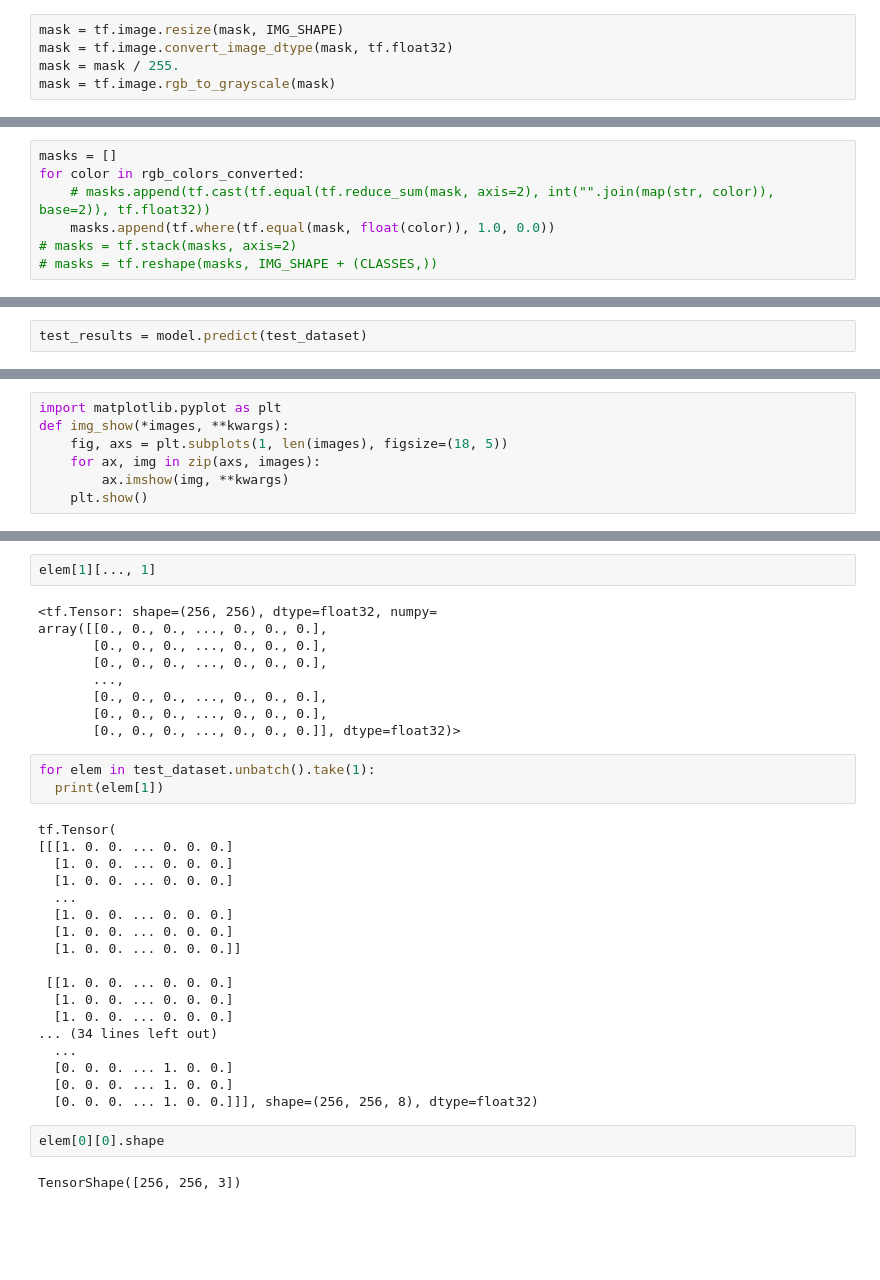
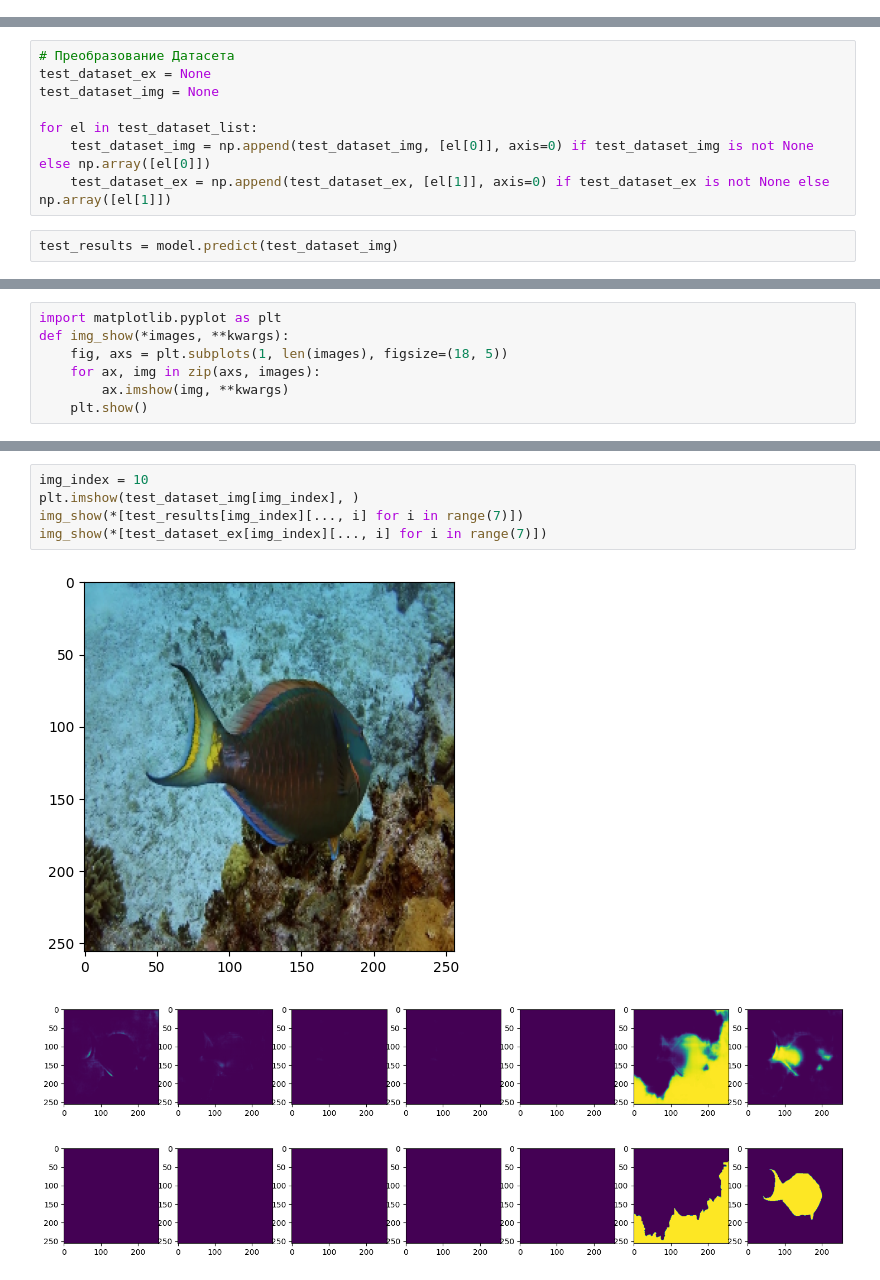
Before and after one commit to tsjadambaa/cv_group6, a Jupyter notebook: main.ipynb, the cells around one changed output, grey strips where cells are left out. Saved outputs shown, nothing was run; the diff lists cells and outputs as text; blank space fills up the shorter version.

```diff
--- a/main.ipynb
+++ b/main.ipynb
@@ -76,5 +70,0 @@ plt.imshow(mask)
-# %%
-mask = tf.image.resize(mask, IMG_SHAPE)
-mask = tf.image.convert_image_dtype(mask, tf.float32)
-mask = mask / 255.
-mask = tf.image.rgb_to_grayscale(mask)
@@ -93,7 +70,0 @@ TensorShape([256, 256, 8])
-# %%
-masks = []
-for color in rgb_colors_converted:
-    # masks.append(tf.cast(tf.equal(tf.reduce_sum(mask, axis=2), int("".join(map(str, color)), base=2)), tf.float32))
-    masks.append(tf.where(tf.equal(mask, float(color)), 1.0, 0.0))
-# masks = tf.stack(masks, axis=2)
-# masks = tf.reshape(masks, IMG_SHAPE + (CLASSES,))
@@ -253,6 +211,14 @@ model.save('./checkpoints/model_50epochs.keras')
 model = tf.keras.models.load_model('./checkpoints/checkpoint_best_unet_like_model_50epochs', custom_objects={"dice_coef": dice_coef, "dice_bce_loss":dice_bce_loss})
 # %%
 my_test = iter(test_dataset)
+# %%
+# Преобразование Датасета
+test_dataset_ex = None
+test_dataset_img = None
+
+for el in test_dataset_list:
+    test_dataset_img = np.append(test_dataset_img, [el[0]], axis=0) if test_dataset_img is not None else np.array([el[0]])
+    test_dataset_ex = np.append(test_dataset_ex, [el[1]], axis=0) if test_dataset_ex is not None else np.array([el[1]])
 # %%
-test_results = model.predict(test_dataset)
+test_results = model.predict(test_dataset_img)
 # %% [output]
@@ -391,36 +271,9 @@ plt.imshow(elem[0][0])
-# %%
-elem[1][..., 1]
-# %% [output]
-<tf.Tensor: shape=(256, 256), dtype=float32, numpy=
-array([[0., 0., 0., ..., 0., 0., 0.],
-       [0., 0., 0., ..., 0., 0., 0.],
-       [0., 0., 0., ..., 0., 0., 0.],
-       ...,
-       [0., 0., 0., ..., 0., 0., 0.],
-       [0., 0., 0., ..., 0., 0., 0.],
-       [0., 0., 0., ..., 0., 0., 0.]], dtype=float32)>
-# %%
-for elem in test_dataset.unbatch().take(1):
-  print(elem[1])
-# %% [output]
-tf.Tensor(
-[[[1. 0. 0. ... 0. 0. 0.]
-  [1. 0. 0. ... 0. 0. 0.]
-  [1. 0. 0. ... 0. 0. 0.]
-  ...
-  [1. 0. 0. ... 0. 0. 0.]
-  [1. 0. 0. ... 0. 0. 0.]
-  [1. 0. 0. ... 0. 0. 0.]]
-
- [[1. 0. 0. ... 0. 0. 0.]
-  [1. 0. 0. ... 0. 0. 0.]
-  [1. 0. 0. ... 0. 0. 0.]
-... (34 lines left out)
-  ...
-  [0. 0. 0. ... 1. 0. 0.]
-  [0. 0. 0. ... 1. 0. 0.]
-  [0. 0. 0. ... 1. 0. 0.]]], shape=(256, 256, 8), dtype=float32)
-# %%
-elem[0][0].shape
-# %% [output]
-TensorShape([256, 256, 3])
+# %%
+img_index = 10
+plt.imshow(test_dataset_img[img_index], )
+img_show(*[test_results[img_index][..., i] for i in range(7)])
+img_show(*[test_dataset_ex[img_index][..., i] for i in range(7)])
+# %% [output]
+[figure, added]
+[figure, added]
+[figure, added]
```
Also changed, not shown: parts of 25 cells of this notebook.
